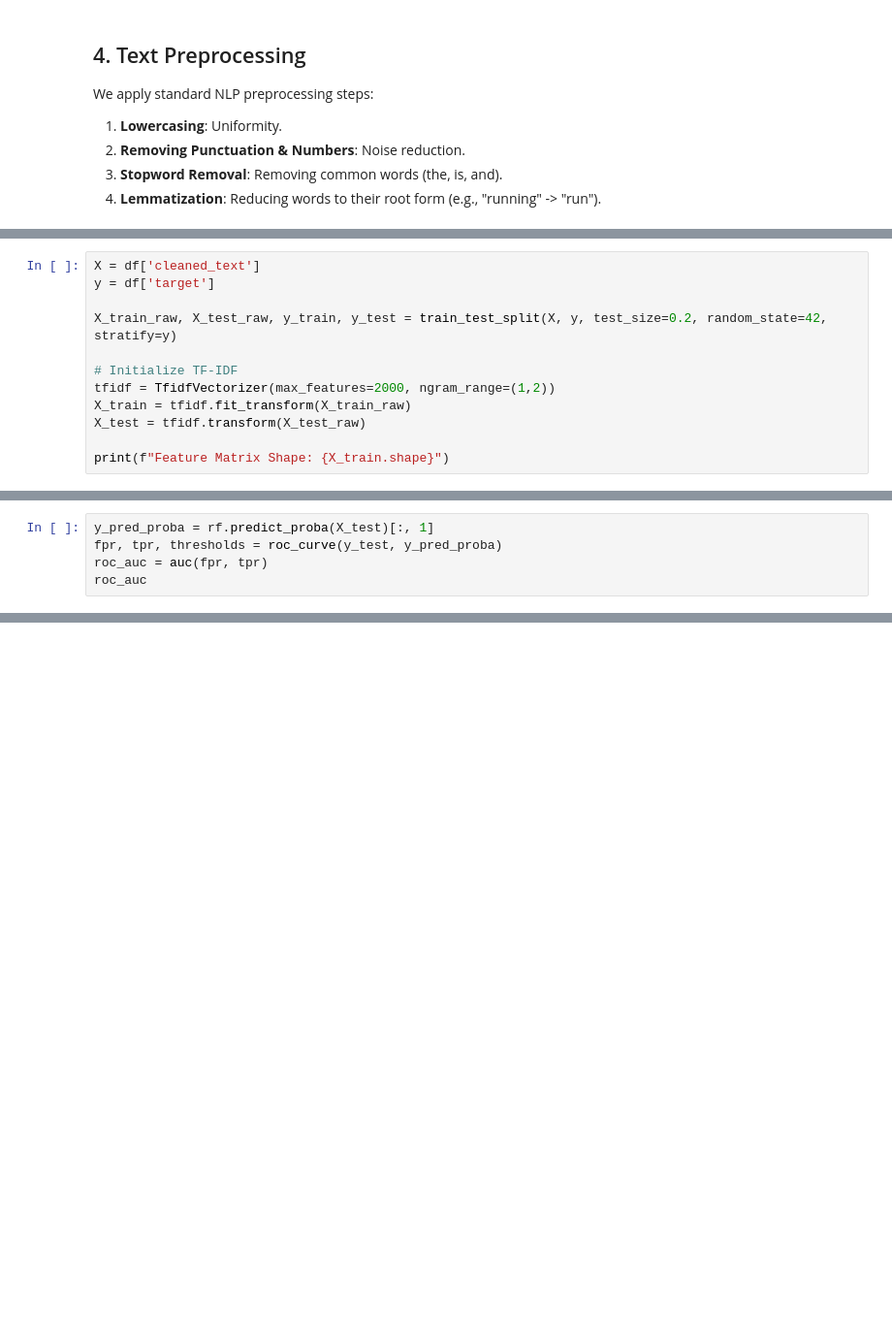
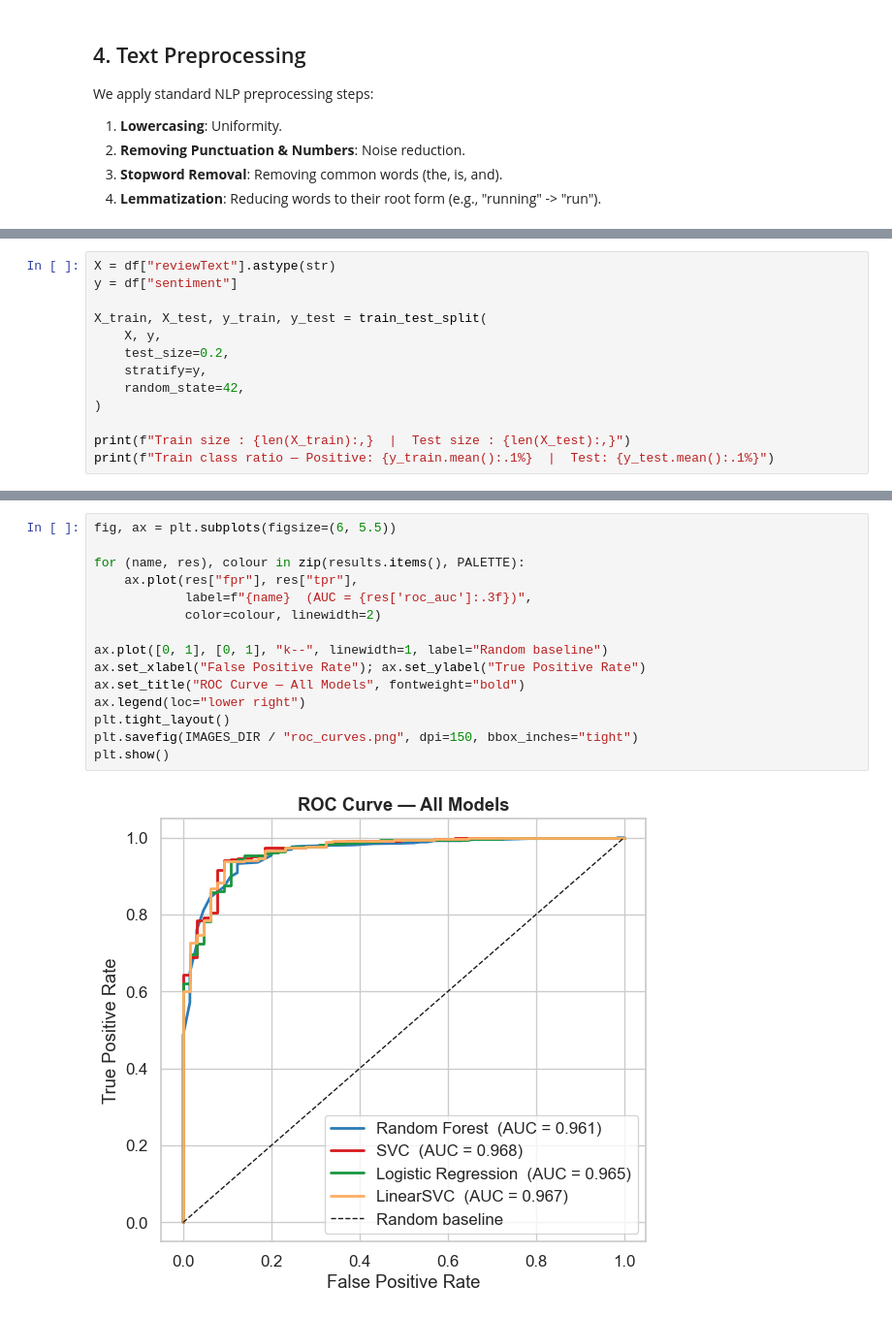
Before and after one commit to ozairshafique/amazon-sentiment-analysis, a Jupyter notebook: notebooks/amazon_sentiment_analysis.ipynb, the cells around one changed output, grey strips where cells are left out. Shown at 97% size. Cells and saved outputs as stored; diff of their text form; blank space fills up the shorter version.

```diff
--- a/notebooks/amazon_sentiment_analysis.ipynb
+++ b/notebooks/amazon_sentiment_analysis.ipynb
@@ -162,12 +210,0 @@ We convert the cleaned text into numerical features using TF-IDF (Term Frequency
-# %%
-X = df['cleaned_text']
-y = df['target']
-
-X_train_raw, X_test_raw, y_train, y_test = train_test_split(X, y, test_size=0.2, random_state=42, stratify=y)
-
-# Initialize TF-IDF
-tfidf = TfidfVectorizer(max_features=2000, ngram_range=(1,2))
-X_train = tfidf.fit_transform(X_train_raw)
-X_test = tfidf.transform(X_test_raw)
-
-print(f"Feature Matrix Shape: {X_train.shape}")
@@ -407,5 +210,0 @@ ROC curve shows model discrimination ability. SVM performs better with higher AU
-# %%
-y_pred_proba = rf.predict_proba(X_test)[:, 1]
-fpr, tpr, thresholds = roc_curve(y_test, y_pred_proba)
-roc_auc = auc(fpr, tpr)
-roc_auc
@@ -452,0 +249,13 @@ customer reviews as positive or negative using classical NLP techniques.
+# %%
+X = df["reviewText"].astype(str)
+y = df["sentiment"]
+
+X_train, X_test, y_train, y_test = train_test_split(
+    X, y,
+    test_size=0.2,
+    stratify=y,
+    random_state=42,
+)
+
+print(f"Train size : {len(X_train):,}  |  Test size : {len(X_test):,}")
+print(f"Train class ratio — Positive: {y_train.mean():.1%}  |  Test: {y_test.mean():.1%}")
@@ -452,0 +561,17 @@ customer reviews as positive or negative using classical NLP techniques.
+# %%
+fig, ax = plt.subplots(figsize=(6, 5.5))
+
+for (name, res), colour in zip(results.items(), PALETTE):
+    ax.plot(res["fpr"], res["tpr"],
+            label=f"{name}  (AUC = {res['roc_auc']:.3f})",
+            color=colour, linewidth=2)
+
+ax.plot([0, 1], [0, 1], "k--", linewidth=1, label="Random baseline")
+ax.set_xlabel("False Positive Rate"); ax.set_ylabel("True Positive Rate")
+ax.set_title("ROC Curve — All Models", fontweight="bold")
+ax.legend(loc="lower right")
+plt.tight_layout()
+plt.savefig(IMAGES_DIR / "roc_curves.png", dpi=150, bbox_inches="tight")
+plt.show()
+# %% [output]
+[figure, added]
```
Also changed, not shown: parts of 46 cells of this notebook.
